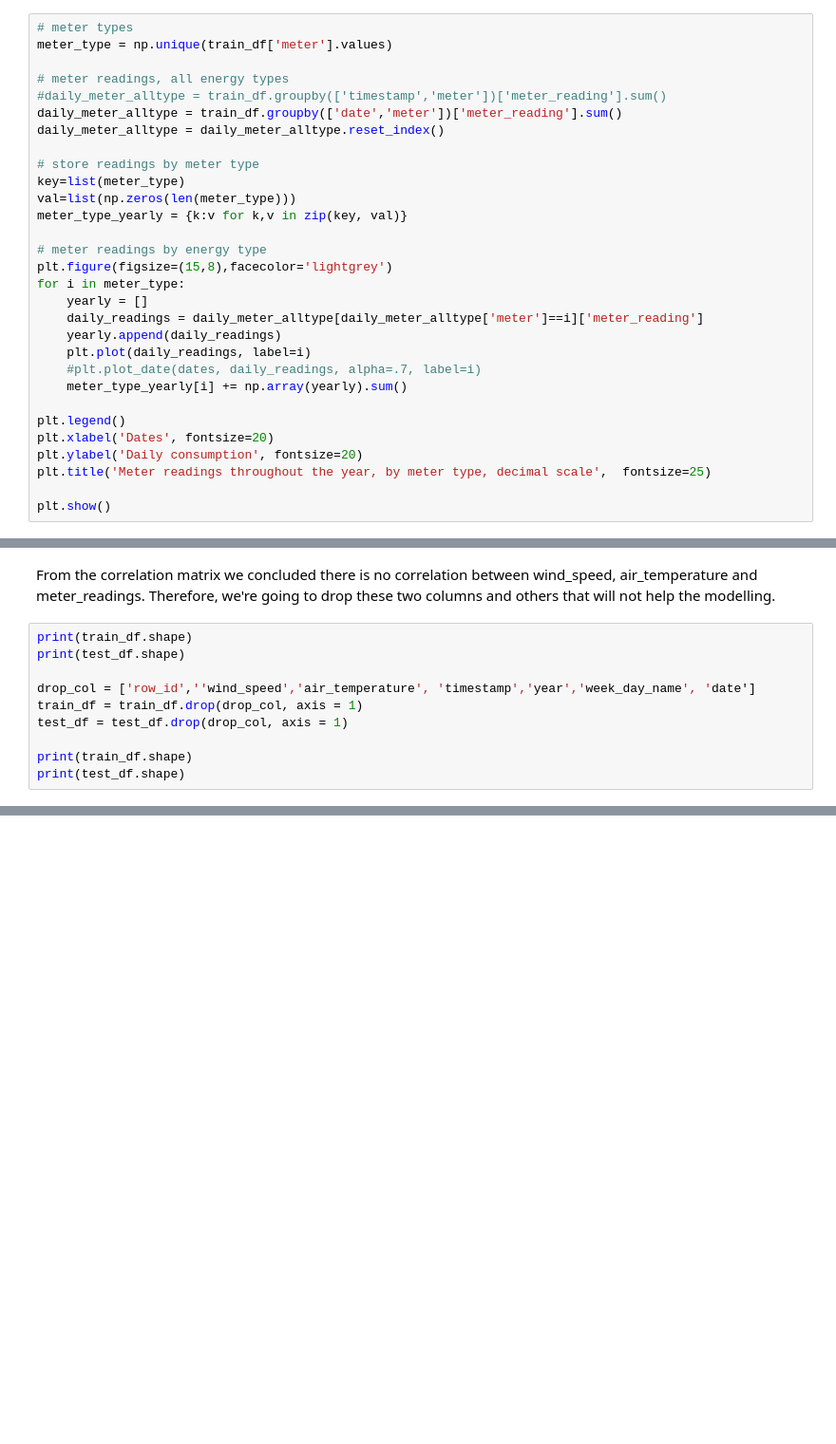
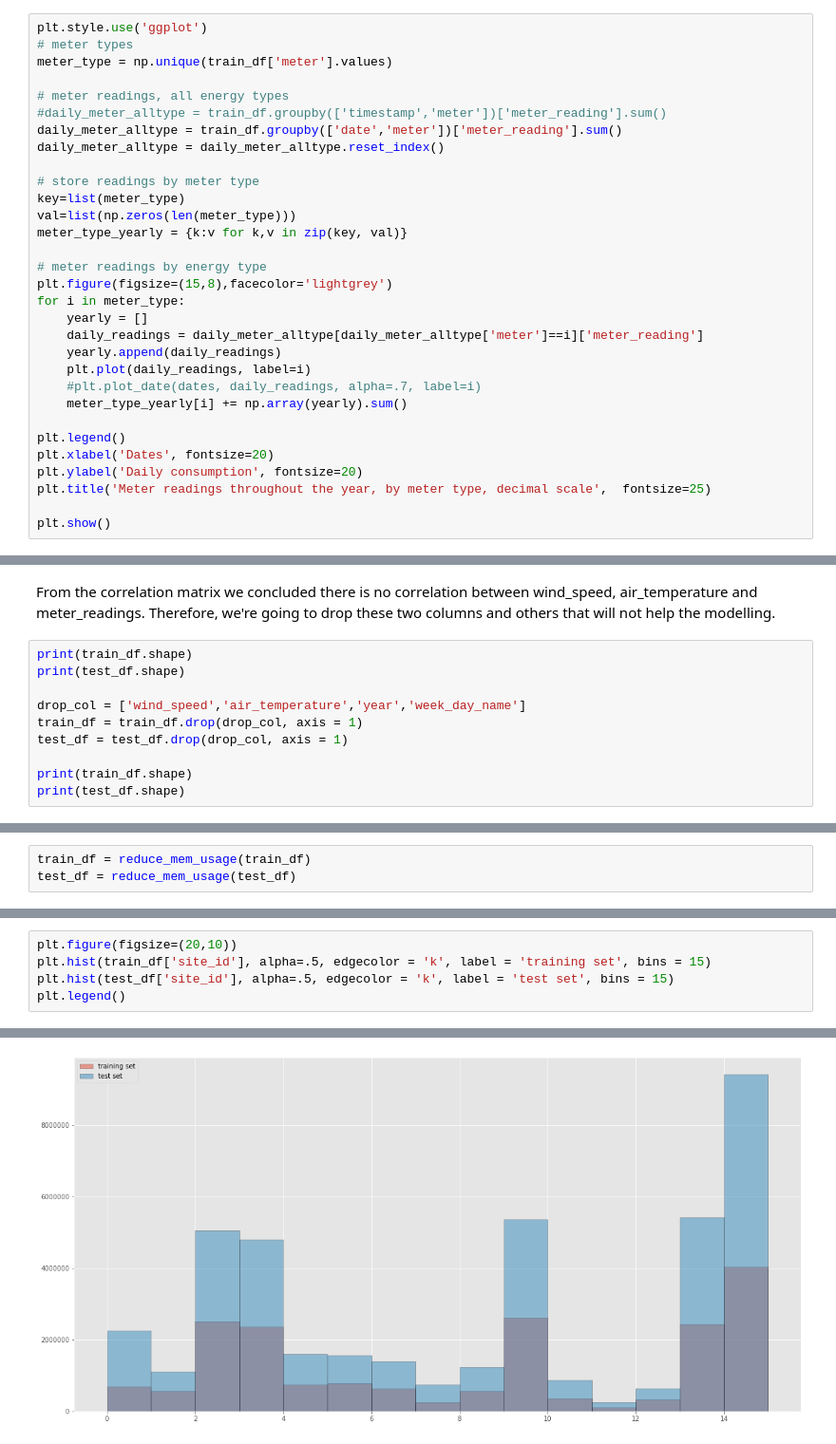
Before and after one commit to dmculiac/A-Kaggle-Prize-Money-Competition, a Jupyter notebook: A Kaggle Prize Money Competition.ipynb, the cells around one changed output, grey strips where cells are left out. Shown at 95% size. Saved outputs shown, nothing was run; the diff lists cells and outputs as text; blank space fills up the shorter version.

```diff
--- a/A Kaggle Prize Money Competition.ipynb
+++ b/A Kaggle Prize Money Competition.ipynb
@@ -703,6 +706,7 @@ plt.close()
 # %% [markdown]
 Now we can see patterns consistent with the northern hemisphere: high consumption during winter and at the peak of the summer. The signal was retrieved from the noise
 # %%
+plt.style.use('ggplot')
 # meter types
 meter_type = np.unique(train_df['meter'].values)
 
@@ -1016,7 +1020,7 @@ From the correlation matrix we concluded there is no correlation between wind_sp
 print(train_df.shape)
 print(test_df.shape)
 
-drop_col = ['row_id',''wind_speed','air_temperature', 'timestamp','year','week_day_name', 'date']
+drop_col = ['wind_speed','air_temperature','year','week_day_name']
 train_df = train_df.drop(drop_col, axis = 1)
 test_df = test_df.drop(drop_col, axis = 1)
 
@@ -1029,0 +1034,3 @@ print(test_df.shape)
+# %%
+train_df = reduce_mem_usage(train_df)
+test_df = reduce_mem_usage(test_df)
@@ -1029,0 +1047,6 @@ print(test_df.shape)
+# %%
+plt.figure(figsize=(20,10))
+plt.hist(train_df['site_id'], alpha=.5, edgecolor = 'k', label = 'training set', bins = 15)
+plt.hist(test_df['site_id'], alpha=.5, edgecolor = 'k', label = 'test set', bins = 15)
+plt.legend()
+# %% [output]
@@ -1029,0 +1054 @@ print(test_df.shape)
+[figure, added]
```
Also changed, not shown: parts of 46 cells of this notebook.
